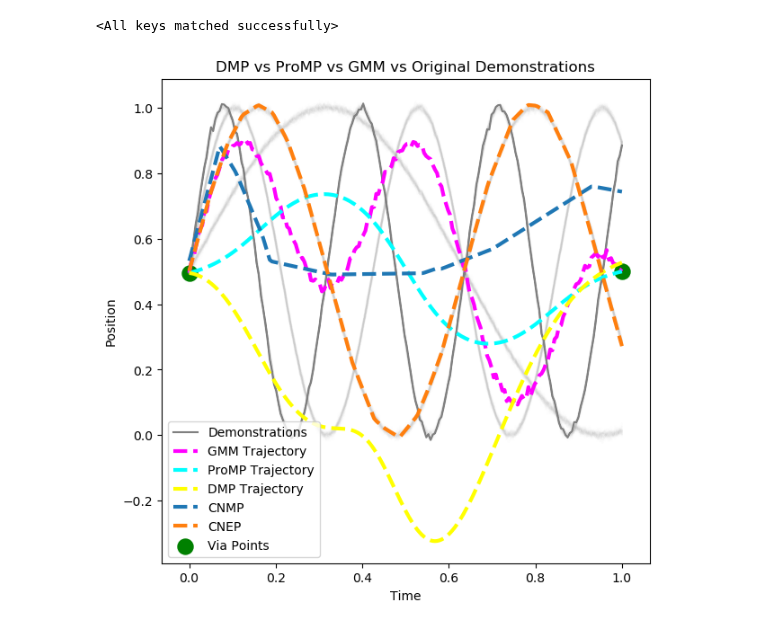
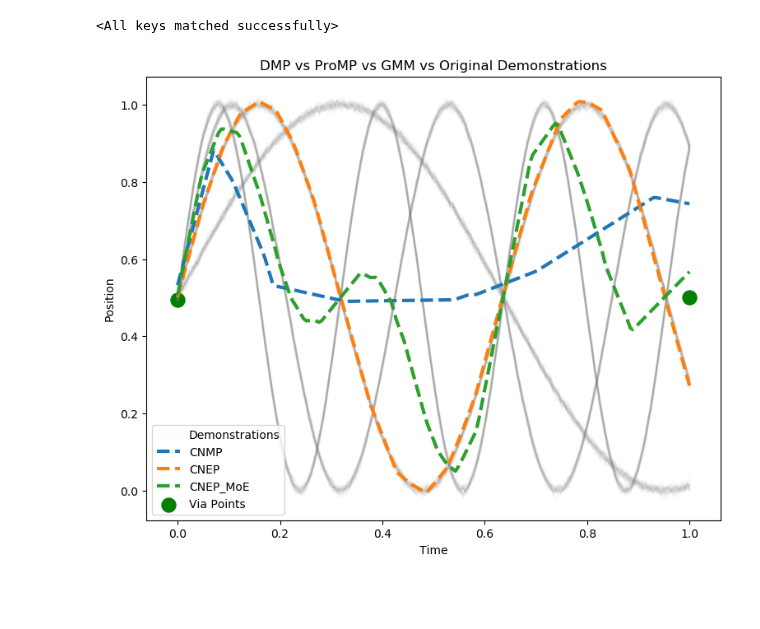
Before and after one commit to yildirimyigit/cnep, a Jupyter notebook: mp_comparison/comparison_all.ipynb, the cells around one changed output. Drawn from its saved outputs; the diff is of its cells as text; code cells hidden in the pictures; blank space fills up the shorter version.

```diff
--- a/mp_comparison/comparison_all.ipynb
+++ b/mp_comparison/comparison_all.ipynb
@@ -94,36 +94,43 @@ val_tar_x[i] = torch.linspace(0, 1, t_steps).unsqueeze(1)
 
 with torch.no_grad():
     trajectory_cnmp = cnmp.val(val_obs, val_tar_x, val_obs_mask)[:, :, :dy]
-    trajectory_cnep, gate = cnep.val(val_obs, val_tar_x, val_obs_mask)
+    pred_cnep, gate = cnep.val(val_obs, val_tar_x, val_obs_mask)
     dec_id = torch.argmax(gate.squeeze(1), dim=-1)
-    vp_means = trajectory_cnep[dec_id, 0, :, :dy]
+    trajectory_cnep = pred_cnep[dec_id, 0, :, :dy]
+
+    confs = gate.view(4, 1, 1, 1)
+    preds = pred_cnep[:, :, :, :dy]
+
+    weighted_preds = preds * confs  # Element-wise multiplication, shape (4, 1, 200, 1)
+    trajectory_cnep_moe = weighted_preds.sum(dim=0, keepdim=True).squeeze(0)  # Sum along the first dimension,and squeeze shape (1, 200, 1)
 # %%
 import seaborn as sns
 
 colors = [sns.color_palette('tab10')[0], sns.color_palette('tab10')[1], sns.color_palette('tab10')[2], sns.color_palette('tab10')[3]]
 sns.set_palette('tab10')
 
-plt.rcParams['figure.figsize'] = [7, 7]
+plt.rcParams['figure.figsize'] = [9, 7]
 
 for i, t in enumerate(Y):
-    if i == ind:
-        plt.plot(x, t, color='gray', label='Demonstrations')
+    if i == 0:
+        plt.plot(x, t, color='gray', alpha=0.03, label='Demonstrations')
     else:
-        plt.plot(x, t, color='gray', alpha=0.01)  # Original trajectories in gray
+        plt.plot(x, t, color='gray', alpha=0.03)  # Original trajectories in gray
 
 
 # Plot generated trajectories
-plt.plot(x, trajectory_g, label='GMM Trajectory', color='magenta', linewidth=3, linestyle='dashed')
-plt.plot(x, trajectory_p[0,:,0], label='ProMP Trajectory', color='cyan', linewidth=3, linestyle='dashed')
-plt.plot(x, trajectory[1:,:], label='DMP Trajectory', color='yellow', linewidth=3, linestyle='dashed')
+# plt.plot(x, trajectory_g, label='GMM Trajectory', color='magenta', linewidth=3, linestyle='dashed')
+# plt.plot(x, trajectory_p[0,:,0], label='ProMP Trajectory', color='cyan', linewidth=3, linestyle='dashed')
+# plt.plot(x, trajectory[1:,:], label='DMP Trajectory', color='yellow', linewidth=3, linestyle='dashed')
 plt.plot(x, trajectory_cnmp[0], label='CNMP', color=colors[0], linewidth=3, linestyle='dashed')
-plt.plot(x, vp_means[0], label='CNEP', color=colors[1], linewidth=3, linestyle='dashed')
+plt.plot(x, trajectory_cnep[0], label='CNEP', color=colors[1], linewidth=3, linestyle='dashed')
+plt.plot(x, trajectory_cnep_moe[0], label='CNEP_MoE', color=colors[2], linewidth=3, linestyle='dashed')
 
 plt.scatter([0, 1], [sp, ep], color='green', label='Via Points', s=150)  # Via points
 plt.legend(loc='lower left')
 plt.title('DMP vs ProMP vs GMM vs Original Demonstrations')
 plt.xlabel('Time')
 plt.ylabel('Position')
 plt.show()
 # %% [output]
-[figure, old version]
+[figure, new version]
```
Also changed, not shown: 4 other files.
